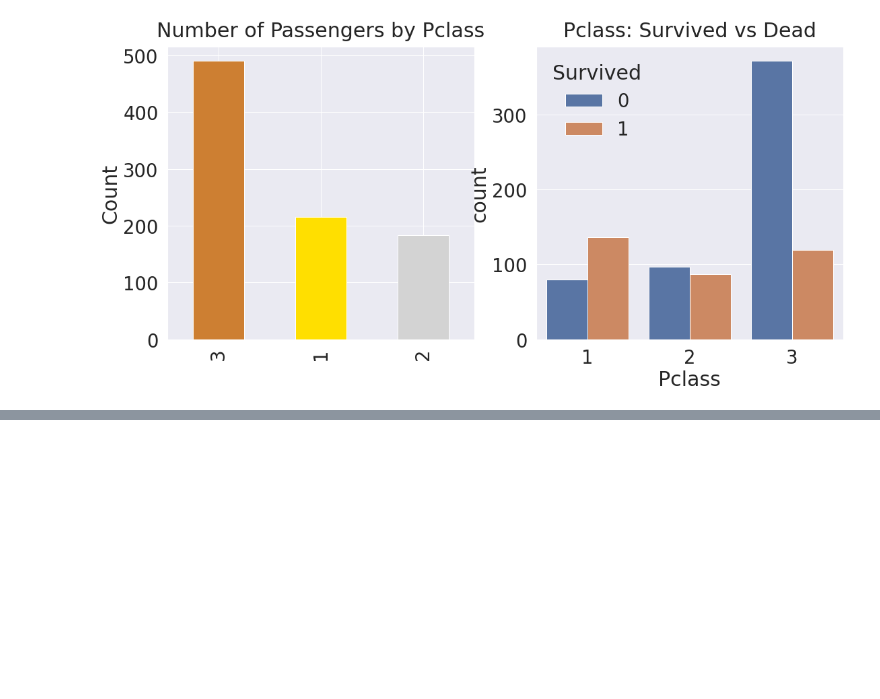
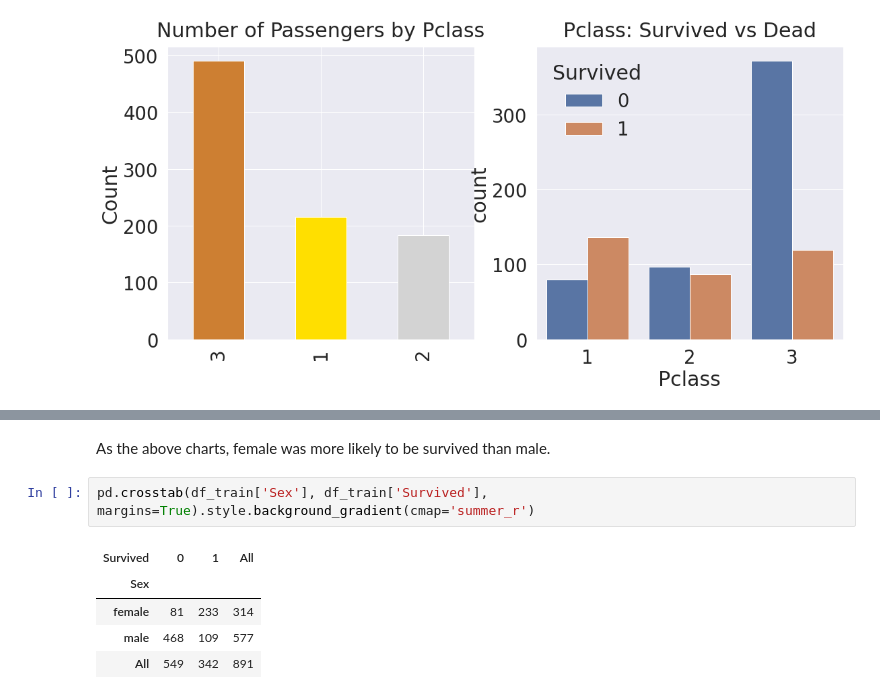
Before and after one commit to ychoi1001/Kaggle, a Jupyter notebook: titanic-data-science.ipynb, the cells around one changed output, grey strips where cells are left out. Drawn from its saved outputs; the diff is of its cells as text; blank space fills up the shorter version.

```diff
--- a/titanic-data-science.ipynb
+++ b/titanic-data-science.ipynb
@@ -201,0 +213,10 @@ plt.show()
+# %% [markdown]
+As the above charts, female was more likely to be survived than male.
+# %%
+pd.crosstab(df_train['Sex'], df_train['Survived'], margins=True).style.background_gradient(cmap='summer_r')
+# %% [output]
+| Survived | 0 | 1 | All |
+| Sex |  |  |  |
+| female | 81 | 233 | 314 |
+| male | 468 | 109 | 577 |
+| All | 549 | 342 | 891 |
```
Also changed, not shown: parts of 7 cells of this notebook.
